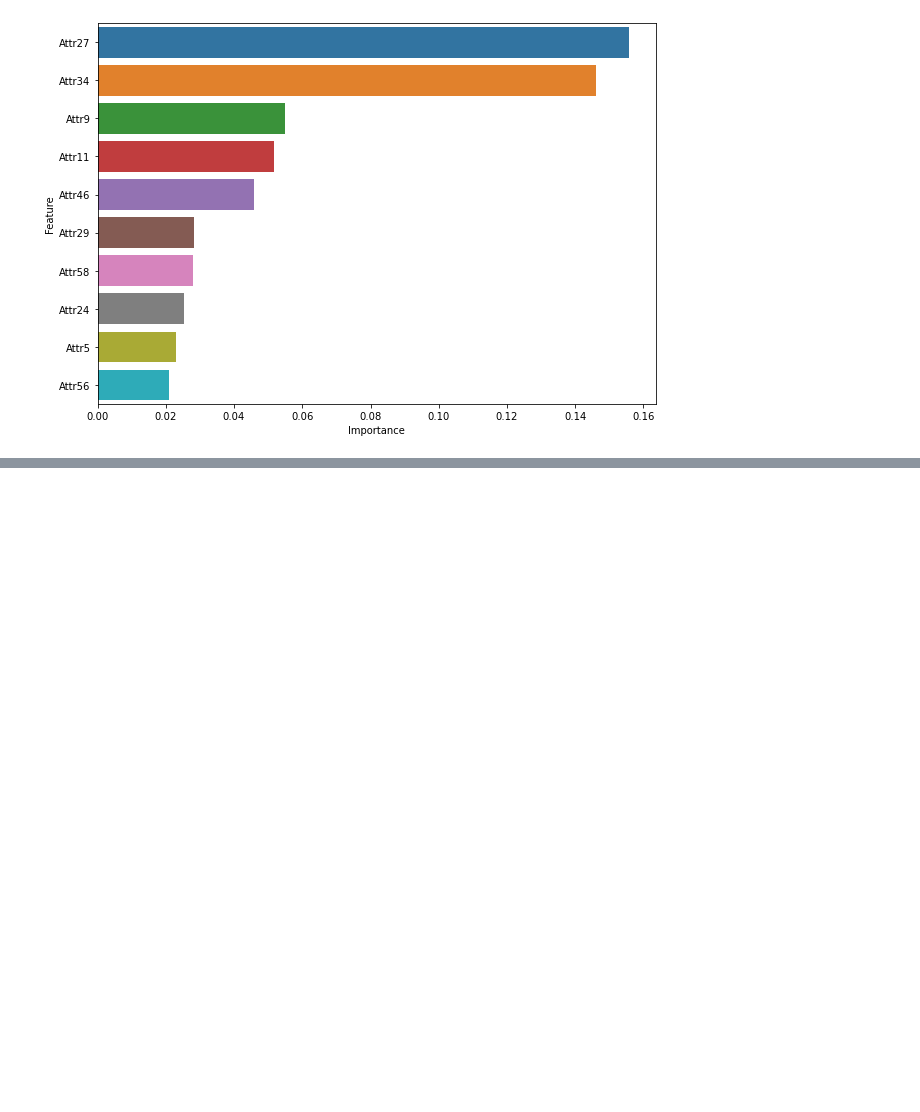
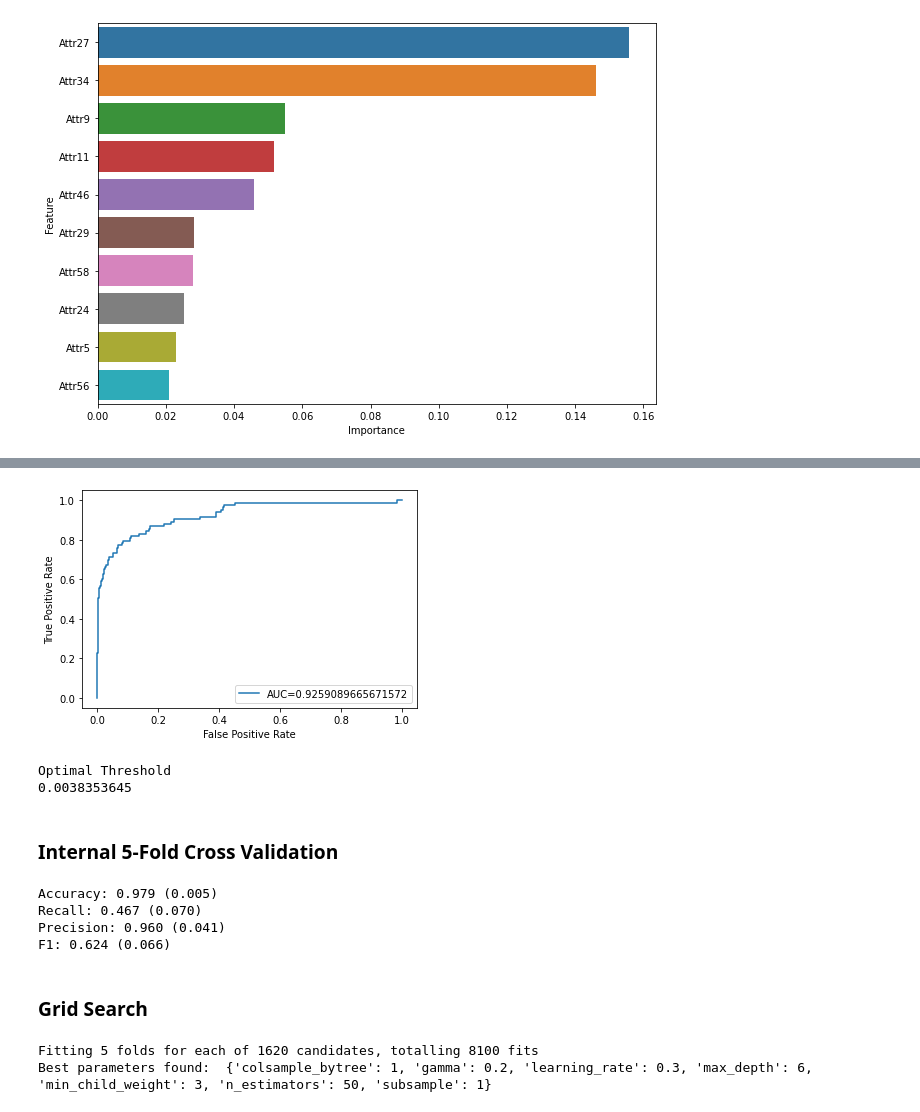
Before and after one commit to Vochannguyen/DS7331, a Jupyter notebook: Case Study 4/Vo Nguyen/Case Study 4.ipynb, the cells around one changed output, grey strips where cells are left out. Saved outputs shown, nothing was run; the diff lists cells and outputs as text; code cells hidden in the pictures; blank space fills up the shorter version.

Commit message:
XGBoost

```diff
--- a/Case Study 4/Vo Nguyen/Case Study 4.ipynb
+++ b/Case Study 4/Vo Nguyen/Case Study 4.ipynb
@@ -396,0 +510,73 @@ plt.show()
+# %%
+#create ROC curve
+plt.plot(fpr,tpr,label="AUC="+str(auc))
+plt.ylabel('True Positive Rate')
+plt.xlabel('False Positive Rate')
+plt.legend(loc=4)
+plt.show()
+
+#Optimal Threshhold
+print("Optimal Threshold")
+print(thresholds[np.argmax(tpr - fpr)])
+# %% [output]
+[figure, added]
+Optimal Threshold
+0.0038353645
+# %% [markdown]
+### Internal 5-Fold Cross Validation
+# %%
+# Import Packages
+import numpy as np
+from xgboost import XGBClassifier
+from sklearn.model_selection import KFold
+from sklearn.model_selection import cross_val_score
+
+# Prepare Cross-Validation Procedures
+cv = KFold(n_splits=5, shuffle=True, random_state=1)
+
+# Create Model
+model = XGBClassifier()
+
+# Evaluate Model
+X = X_train
+y = y_train
+
+scoresAcc = cross_val_score(model, X, y, scoring='accuracy', cv=cv, n_jobs=-1)
+scoresRec = cross_val_score(model, X, y, scoring='recall', cv=cv, n_jobs=-1)
+scoresPrec = cross_val_score(model, X, y, scoring='precision', cv=cv, n_jobs=-1)
+scoresF1 = cross_val_score(model, X, y, scoring='f1', cv=cv, n_jobs=-1)
+
+# Report performance
+print('Accuracy: %.3f (%.3f)' % (np.mean(scoresAcc), np.std(scoresAcc)))
+print('Recall: %.3f (%.3f)' % (np.mean(scoresRec), np.std(scoresRec)))
+print('Precision: %.3f (%.3f)' % (np.mean(scoresPrec), np.std(scoresPrec)))
+print('F1: %.3f (%.3f)' % (np.mean(scoresF1), np.std(scoresF1)))
+# %% [output]
+Accuracy: 0.979 (0.005)
+Recall: 0.467 (0.070)
+Precision: 0.960 (0.041)
+F1: 0.624 (0.066)
+# %% [markdown]
+### Grid Search
+# %%
+#Import Package
+from sklearn.model_selection import GridSearchCV
+
+#Parameter Grid
+param_grid = {
+    'learning_rate': [0.01, 0.05, 0.1, 0.3],
+    'n_estimators': [50],
+    'max_depth': [3, 4, 5, 6, 7],
+    'subsample': [0.8, 0.9, 1],
+    'colsample_bytree': [0.8, 0.9, 1],
+    'gamma': [0, 0.1, 0.2],
+    'min_child_weight': [1, 3, 5]
+}
+
+clf = GridSearchCV(model, param_grid, verbose=1, n_jobs=2, scoring='accuracy')
+clf.fit(X_train, y_train)
+print("Best parameters found: ", clf.best_params_)
+best_model = clf.best_estimator_
+# %% [output]
+Fitting 5 folds for each of 1620 candidates, totalling 8100 fits
+Best parameters found:  {'colsample_bytree': 1, 'gamma': 0.2, 'learning_rate': 0.3, 'max_depth': 6, 'min_child_weight': 3, 'n_estimators': 50, 'subsample': 1}
```
Also changed, not shown: parts of 17 cells of this notebook.
